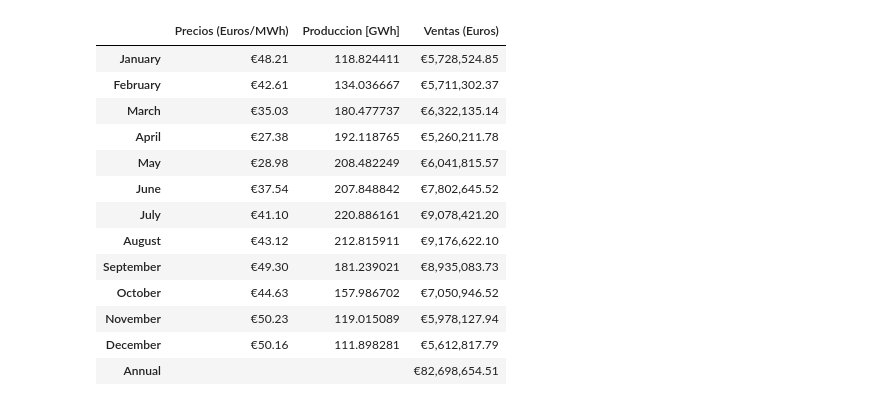
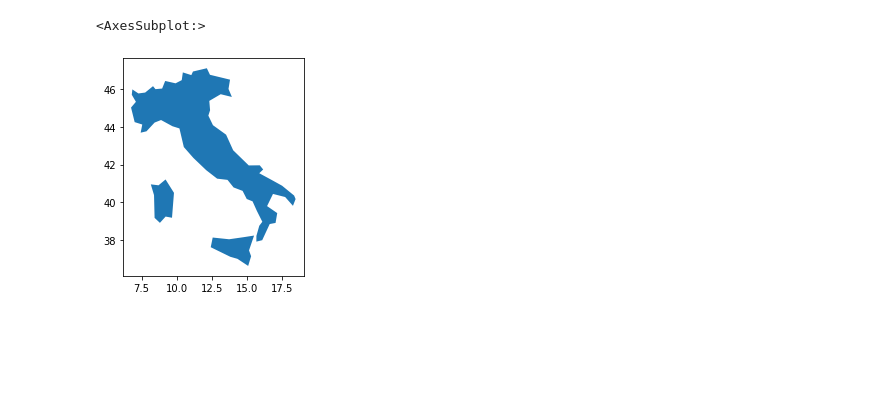
Before and after one commit to roberto-andrade22/PV_Parks_EU, a Jupyter notebook: Simulación.ipynb, the cells around one changed output. Cells and saved outputs as stored; diff of their text form; code cells hidden in the pictures; blank space fills up the shorter version.

```diff
--- a/Simulación.ipynb
+++ b/Simulación.ipynb
@@ -41,18 +39,8 @@ graficas_bienestar('Germany')
-# %%
-ventas_spain()
-# %% [output]
-|  | Precios (Euros/MWh) | Produccion [GWh] | Ventas (Euros) |
-| January | €48.21 | 118.824411 | €5,728,524.85 |
-| February | €42.61 | 134.036667 | €5,711,302.37 |
-| March | €35.03 | 180.477737 | €6,322,135.14 |
-| April | €27.38 | 192.118765 | €5,260,211.78 |
-| May | €28.98 | 208.482249 | €6,041,815.57 |
-| June | €37.54 | 207.848842 | €7,802,645.52 |
-| July | €41.10 | 220.886161 | €9,078,421.20 |
-| August | €43.12 | 212.815911 | €9,176,622.10 |
-| September | €49.30 | 181.239021 | €8,935,083.73 |
-| October | €44.63 | 157.986702 | €7,050,946.52 |
-| November | €50.23 | 119.015089 | €5,978,127.94 |
-| December | €50.16 | 111.898281 | €5,612,817.79 |
-| Annual |  |  | €82,698,654.51 |
+# %%
+world = gpd.read_file(gpd.datasets.get_path('naturalearth_lowres'))
+shapes = world[world.name.isin(['Italy'])].set_index('name')
+shapes.plot()
+# %% [output]
+<AxesSubplot:>
+[figure, added]
 # %%
```
Also changed, not shown: parts of 5 cells of this notebook, 2 other files.
